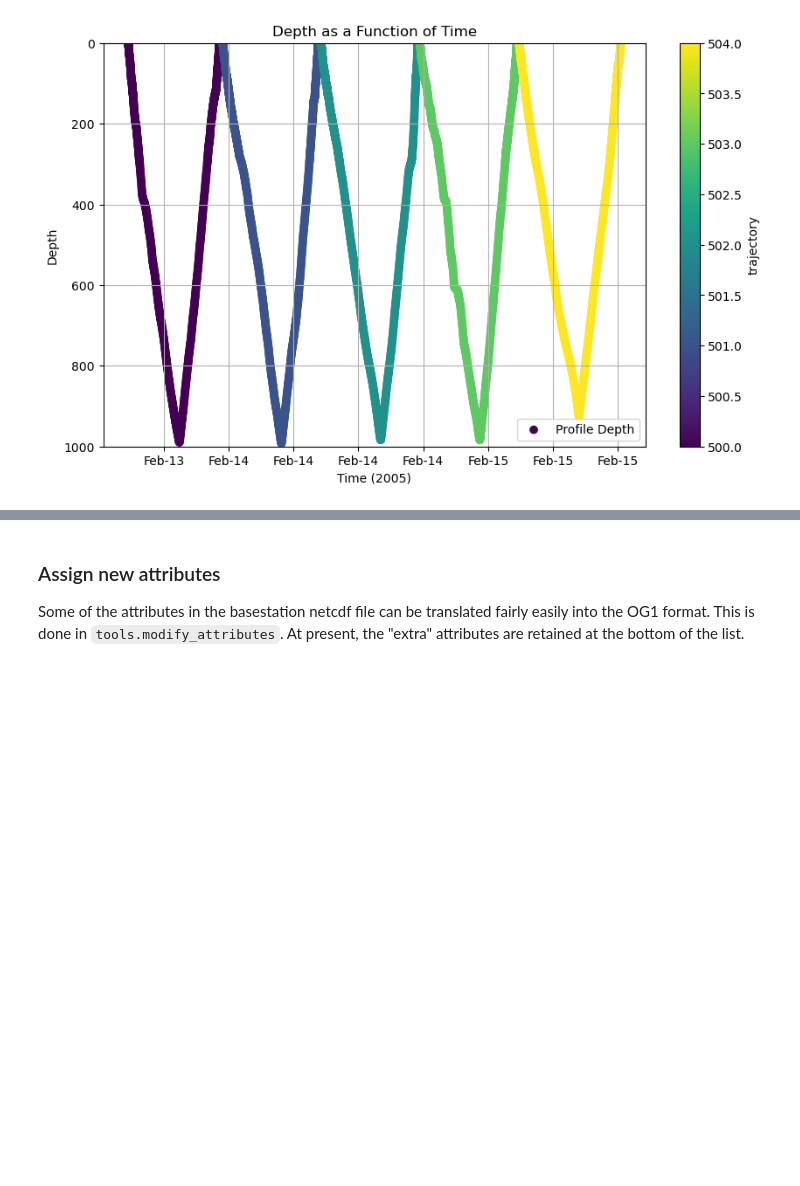
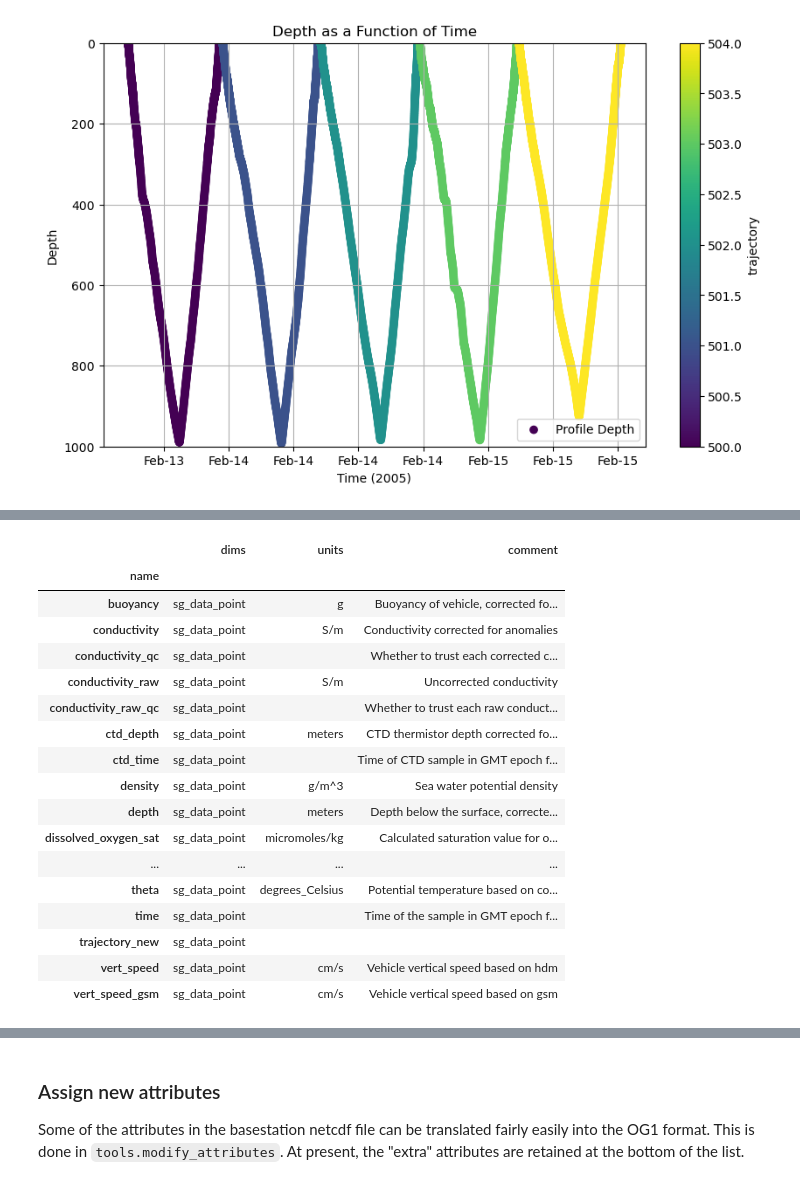
Before and after one commit to ocean-uhh/seagliderOG1, a Jupyter notebook: notebooks/demo.ipynb, the cells around one changed output, grey strips where cells are left out. Saved outputs shown, nothing was run; the diff lists cells and outputs as text; code cells hidden in the pictures; blank space fills up the shorter version.

```diff
--- a/notebooks/demo.ipynb
+++ b/notebooks/demo.ipynb
@@ -210,0 +135,67 @@ information is based on xarray Dataset
+# %%
+# Check what we're going to delete in concatenating datasets with fetchers.load_dataset()
+
+# Load everything from the raw basestation file
+def load_netcdf_file(source, profile_number=500):
+
+    if source.startswith("http://") or source.startswith("https://"):
+        # Create a Pooch object to manage the remote files
+        data_source_online = pooch.create(
+            path=pooch.os_cache("seagliderOG1_online"),
+            base_url=source,
+            registry=None,
+        )
+    filenames = []
+    datasets = []
+
+    for file in file_list:
+        if file.endswith(".nc"):
+            file_profile_num = int(file.split("_")[0][4:])
+            if file_profile_num == profile_number:
+                    filenames.append(file)
+
+    for file in filenames:
+        if source.startswith("http://") or source.startswith("https://"):
+            ds = fetchers.load_sample_dataset(file)
+        else:
+            ds = xr.open_dataset(os.path.join(source, file))
+
+    return ds
+
+# Load one dataset
+file_list = ['p0150500_20050213.nc']
+filenames = input_dir + "/" + file_list[0]
+ds = load_netcdf_file(input_dir, 500)
+
+# Separate what will be dropped in fetchers.load_dataset()
+#non_data = extract_non_sg_data_point_vars(ds)
+#print(non_data)
+
+# Check what dimensions they correspond to (everything without dimension sg_data_point is dropped)
+new_ds = fetchers.extract_non_sg_data_point_vars(ds)
+#plotters.show_contents(new_ds)
+
+# Show the keys (dimension names)
+print(new_ds.keys())
+
+# What variables are these?
+plotters.show_variables_by_dimension(ds, dimension_name='trajectory')
+
+# Some variables (like dive_number stored in 'trajectory' should be repeated for each sg_data_point)
+# Extract the value of the variable with dimensions of trajectory
+trajectory_var = ds['trajectory'].values
+
+# Expand its length to match sg_data_point
+expanded_trajectory_var = np.repeat(trajectory_var, ds.dims['sg_data_point'])
+
+# Insert it as a new variable in the ds dataset with dimension sg_data_point
+ds['trajectory_new'] = (['sg_data_point'], expanded_trajectory_var)
+
+# Other variables, like log_gps_lat and log_gps_lon should only appear at the nearest point in time
+# This is done with the function fetchers.add_gps_coordinates()
+
+# Example usage
+#plotters.plot_depth_colored(ds, color_by='trajectory_new')
+
+plotters.show_variables_by_dimension(ds, dimension_name='sg_data_point')
+# %% [output]
@@ -211,3 +221,21 @@ information is based on xarray Dataset
+|  | dims | units | comment |
+| name |  |  |  |
+| buoyancy | sg_data_point | g | Buoyancy of vehicle, corrected fo... |
+| conductivity | sg_data_point | S/m | Conductivity corrected for anomalies |
+| conductivity_qc | sg_data_point |  | Whether to trust each corrected c... |
+| conductivity_raw | sg_data_point | S/m | Uncorrected conductivity |
+| conductivity_raw_qc | sg_data_point |  | Whether to trust each raw conduct... |
+| ctd_depth | sg_data_point | meters | CTD thermistor depth corrected fo... |
+| ctd_time | sg_data_point |  | Time of CTD sample in GMT epoch f... |
+| density | sg_data_point | g/m^3 | Sea water potential density |
+| depth | sg_data_point | meters | Depth below the surface, correcte... |
+| dissolved_oxygen_sat | sg_data_point | micromoles/kg | Calculated saturation value for o... |
+| ... | ... | ... | ... |
+| theta | sg_data_point | degrees_Celsius | Potential temperature based on co... |
+| time | sg_data_point |  | Time of the sample in GMT epoch f... |
+| trajectory_new | sg_data_point |  |  |
+| vert_speed | sg_data_point | cm/s | Vehicle vertical speed based on hdm |
+| vert_speed_gsm | sg_data_point | cm/s | Vehicle vertical speed based on gsm |
 # %%
 # Apply the function to ds
 ds = fetchers.add_gps_coordinates(ds)
```
Also changed, not shown: parts of 17 cells of this notebook.
